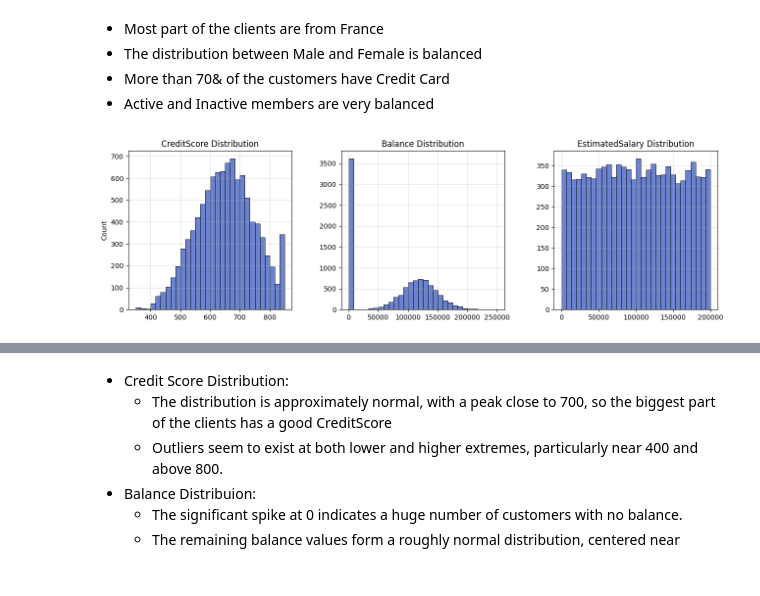
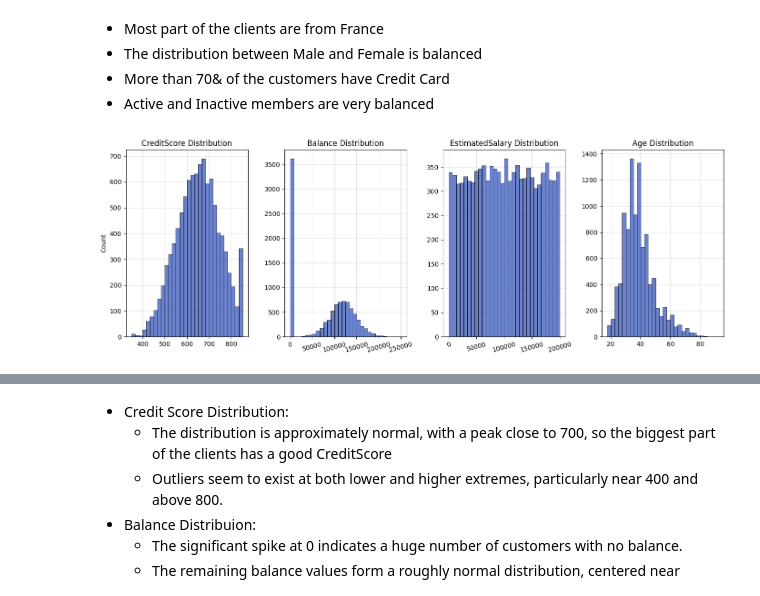
Before and after one commit to davirpp/Desafio-DS-Indicium, a Jupyter notebook: eda.ipynb, the cells around one changed output, grey strips where cells are left out. Cells and saved outputs as stored; diff of their text form; code cells hidden in the pictures.

```diff
--- a/eda.ipynb
+++ b/eda.ipynb
@@ -140,33 +145,43 @@ plt.show()
 * More than 70& of the customers have Credit Card
 * Active and Inactive members are very balanced
 # %%
-plt.figure(figsize=(13, 4))
+plt.figure(figsize=(14, 5))
 
 # CreditScore
-plt.subplot(131)
-sns.histplot(data=df, x='CreditScore', color='#3a58bf', bins=30)
+plt.subplot(141)
+sns.histplot(data=df, x='CreditScore', color='#3a58bf', bins=30, zorder=10)
 plt.title('CreditScore Distribution')
 plt.xlabel('')
-plt.grid(alpha=.4)
+plt.grid(alpha=.4, zorder=-10)
 
 # Balance
-plt.subplot(132)
-sns.histplot(data=df, x='Balance', color='#3a58bf', bins=30)
+plt.subplot(142)
+sns.histplot(data=df, x='Balance', color='#3a58bf', bins=30, zorder=10)
 plt.title('Balance Distribution')
+plt.xticks(rotation=15)
 plt.xlabel('')
 plt.ylabel('')
-plt.grid(alpha=.4)
+plt.grid(alpha=.4, zorder=-10)
 
 # EstimatedSalary
-plt.subplot(133)
-sns.histplot(data=df, x='EstimatedSalary', color='#3a58bf', bins=30)
+plt.subplot(143)
+sns.histplot(data=df, x='EstimatedSalary', color='#3a58bf', bins=30, zorder=10)
 plt.title('EstimatedSalary Distribution')
+plt.xticks(rotation=15)
 plt.xlabel('')
 plt.ylabel('')
-plt.grid(alpha=.4)
+plt.grid(alpha=.4, zorder=-10)
+
+# Age
+plt.subplot(144)
+sns.histplot(data=df, x='Age', color='#3a58bf', bins=30, zorder=10)
+plt.title('Age Distribution')
+plt.xlabel('')
+plt.ylabel('')
+plt.grid(alpha=.4, zorder=-10)
 
 plt.tight_layout()
 plt.subplots_adjust(wspace=0.3)
 plt.show()
 # %% [output]
-[figure, old version]
+[figure, new version]
```
Also changed, not shown: parts of 6 cells of this notebook.
